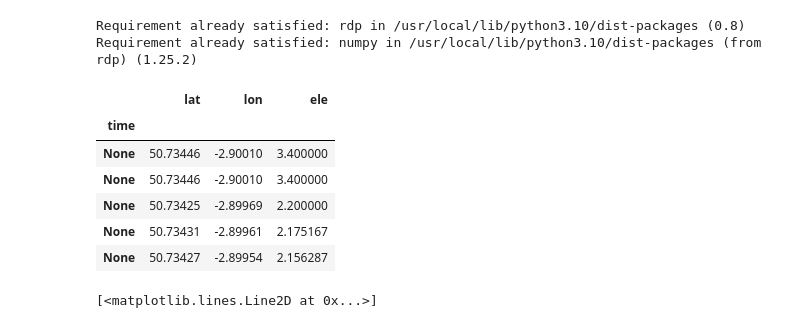
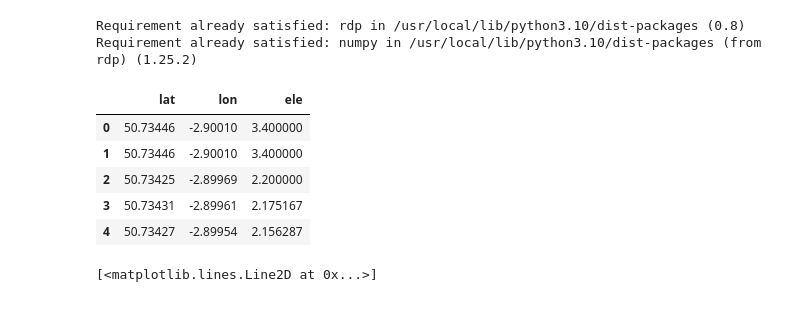
Before and after one commit to bryaanabraham/Wandering_Guardian, a Jupyter notebook: GPS_preprocessing/GPS_Data_Preprocessing.ipynb, the cells around one changed output. Drawn from its saved outputs; the diff is of its cells as text; code cells hidden in the pictures.

```diff
--- a/GPS_preprocessing/GPS_Data_Preprocessing.ipynb
+++ b/GPS_preprocessing/GPS_Data_Preprocessing.ipynb
@@ -21,21 +21,18 @@ with open('./ONER_2023_FN.gpx') as fh:
 # %%
 segment = gpx_file.tracks[0].segments[0]
 coords = pd.DataFrame([
     {'lat': p.latitude,
      'lon': p.longitude,
      'ele': p.elevation,
-     'time': p.time,
      } for p in segment.points])
-coords.set_index('time', drop=True, inplace=True)
 coords.head()
 # %% [output]
 |  | lat | lon | ele |
-| time |  |  |  |
-| None | 50.73446 | -2.90010 | 3.400000 |
-| None | 50.73446 | -2.90010 | 3.400000 |
-| None | 50.73425 | -2.89969 | 2.200000 |
-| None | 50.73431 | -2.89961 | 2.175167 |
-| None | 50.73427 | -2.89954 | 2.156287 |
+| 0 | 50.73446 | -2.90010 | 3.400000 |
+| 1 | 50.73446 | -2.90010 | 3.400000 |
+| 2 | 50.73425 | -2.89969 | 2.200000 |
+| 3 | 50.73431 | -2.89961 | 2.175167 |
+| 4 | 50.73427 | -2.89954 | 2.156287 |
 # %%
 plt.plot(coords['lon'].values, coords['lat'].values)
 # %% [output]
```
Also changed, not shown: parts of 10 cells of this notebook.
